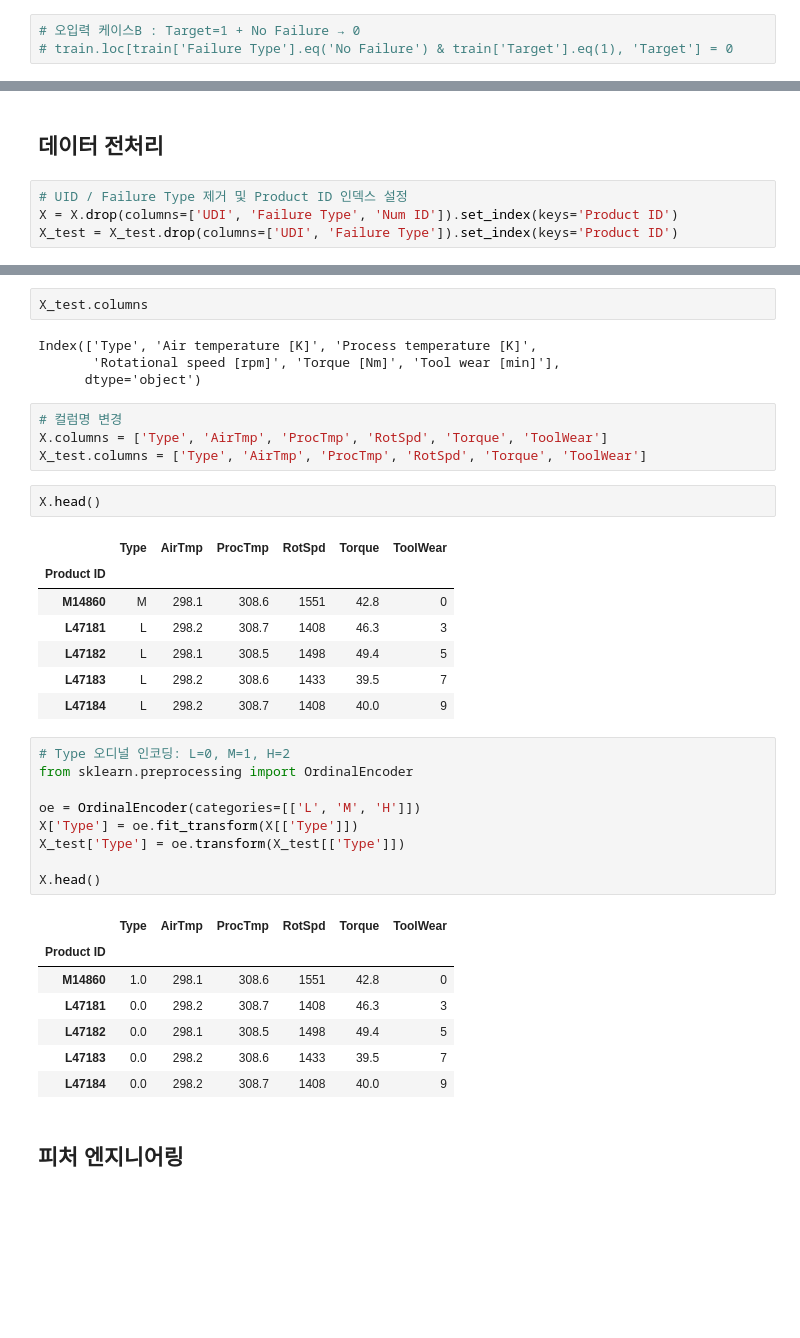
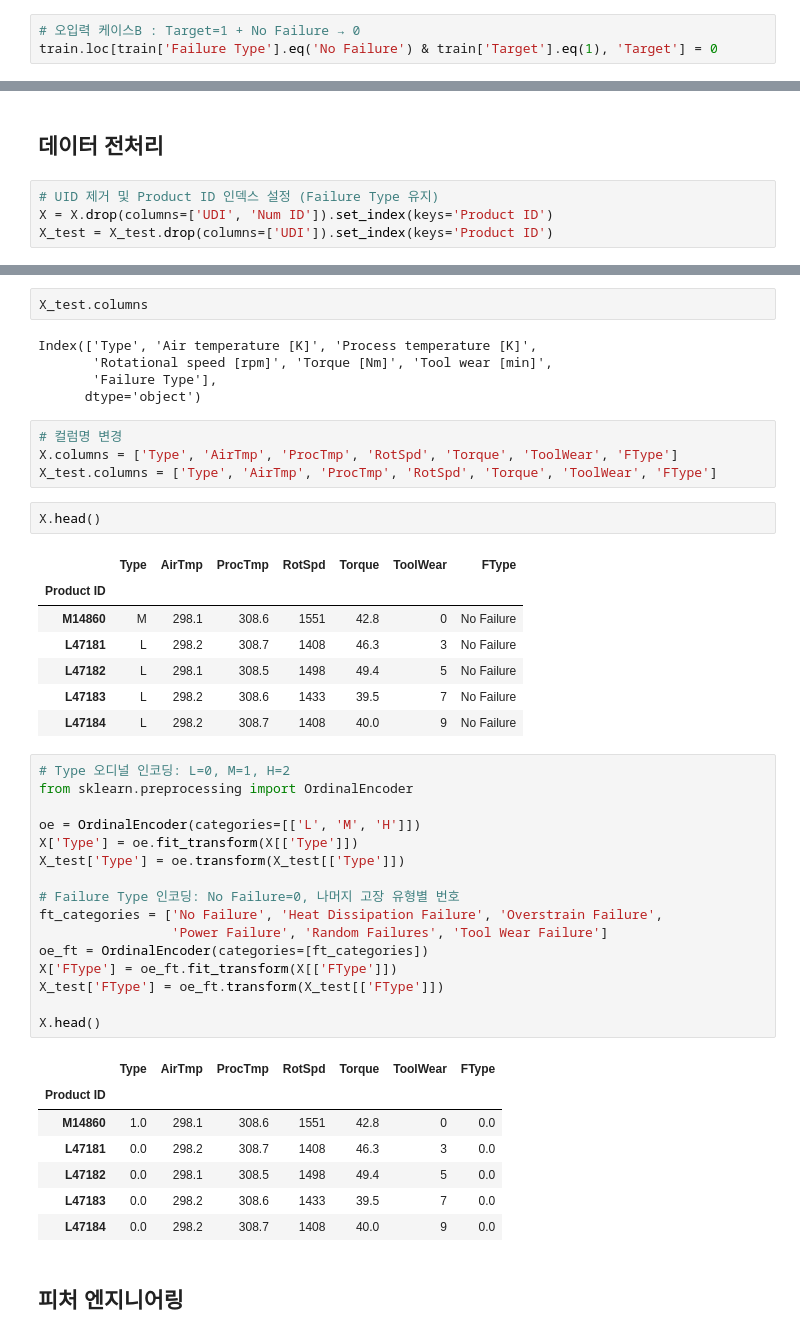
Before and after one commit to taehyunan-99/sesac_ml_dl_study_repo, a Jupyter notebook: kaggle_data_2/code/kaggle.ipynb, the cells around one changed output, grey strips where cells are left out. Drawn from its saved outputs; the diff is of its cells as text; blank space fills up the shorter version.

```diff
--- a/kaggle_data_2/code/kaggle.ipynb
+++ b/kaggle_data_2/code/kaggle.ipynb
@@ -115,7 +121,7 @@ memory usage: 211.1+ KB
 ## 오입력 처리
 # %%
 # 오입력 케이스B : Target=1 + No Failure → 0
-# train.loc[train['Failure Type'].eq('No Failure') & train['Target'].eq(1), 'Target'] = 0
+train.loc[train['Failure Type'].eq('No Failure') & train['Target'].eq(1), 'Target'] = 0
 # %%
 # 오입력 케이스C : Target=0 + Random Failures → 1
 # train.loc[train['Failure Type'].ne('No Failure') & train['Target'].eq(0), 'Target'] = 1
@@ -143,9 +149,9 @@ X_test = test.copy()
 # %% [markdown]
 ## 데이터 전처리
 # %%
-# UID / Failure Type 제거 및 Product ID 인덱스 설정
-X = X.drop(columns=['UDI', 'Failure Type', 'Num ID']).set_index(keys='Product ID')
-X_test = X_test.drop(columns=['UDI', 'Failure Type']).set_index(keys='Product ID')
+# UID 제거 및 Product ID 인덱스 설정 (Failure Type 유지)
+X = X.drop(columns=['UDI', 'Num ID']).set_index(keys='Product ID')
+X_test = X_test.drop(columns=['UDI']).set_index(keys='Product ID')
 # %%
 X.columns
 # %% [output]
@@ -156,39 +163,47 @@ Index(['Type', 'Air temperature [K]', 'Process temperature [K]',
 X_test.columns
 # %% [output]
 Index(['Type', 'Air temperature [K]', 'Process temperature [K]',
-       'Rotational speed [rpm]', 'Torque [Nm]', 'Tool wear [min]'],
+       'Rotational speed [rpm]', 'Torque [Nm]', 'Tool wear [min]',
+       'Failure Type'],
       dtype='object')
 # %%
 # 컬럼명 변경
-X.columns = ['Type', 'AirTmp', 'ProcTmp', 'RotSpd', 'Torque', 'ToolWear']
-X_test.columns = ['Type', 'AirTmp', 'ProcTmp', 'RotSpd', 'Torque', 'ToolWear']
+X.columns = ['Type', 'AirTmp', 'ProcTmp', 'RotSpd', 'Torque', 'ToolWear', 'FType']
+X_test.columns = ['Type', 'AirTmp', 'ProcTmp', 'RotSpd', 'Torque', 'ToolWear', 'FType']
 # %%
 X.head()
 # %% [output]
-|  | Type | AirTmp | ProcTmp | RotSpd | Torque | ToolWear |
-| Product ID |  |  |  |  |  |  |
-| M14860 | M | 298.1 | 308.6 | 1551 | 42.8 | 0 |
-| L47181 | L | 298.2 | 308.7 | 1408 | 46.3 | 3 |
-| L47182 | L | 298.1 | 308.5 | 1498 | 49.4 | 5 |
-| L47183 | L | 298.2 | 308.6 | 1433 | 39.5 | 7 |
-| L47184 | L | 298.2 | 308.7 | 1408 | 40.0 | 9 |
+|  | Type | AirTmp | ProcTmp | RotSpd | Torque | ToolWear | FType |
+| Product ID |  |  |  |  |  |  |  |
+| M14860 | M | 298.1 | 308.6 | 1551 | 42.8 | 0 | No Failure |
+| L47181 | L | 298.2 | 308.7 | 1408 | 46.3 | 3 | No Failure |
+| L47182 | L | 298.1 | 308.5 | 1498 | 49.4 | 5 | No Failure |
+| L47183 | L | 298.2 | 308.6 | 1433 | 39.5 | 7 | No Failure |
+| L47184 | L | 298.2 | 308.7 | 1408 | 40.0 | 9 | No Failure |
 # %%
 # Type 오디널 인코딩: L=0, M=1, H=2
 from sklearn.preprocessing import OrdinalEncoder
 
 oe = OrdinalEncoder(categories=[['L', 'M', 'H']])
 X['Type'] = oe.fit_transform(X[['Type']])
 X_test['Type'] = oe.transform(X_test[['Type']])
 
+# Failure Type 인코딩: No Failure=0, 나머지 고장 유형별 번호
+ft_categories = ['No Failure', 'Heat Dissipation Failure', 'Overstrain Failure',
+                 'Power Failure', 'Random Failures', 'Tool Wear Failure']
+oe_ft = OrdinalEncoder(categories=[ft_categories])
+X['FType'] = oe_ft.fit_transform(X[['FType']])
+X_test['FType'] = oe_ft.transform(X_test[['FType']])
+
 X.head()
 # %% [output]
-|  | Type | AirTmp | ProcTmp | RotSpd | Torque | ToolWear |
-| Product ID |  |  |  |  |  |  |
-| M14860 | 1.0 | 298.1 | 308.6 | 1551 | 42.8 | 0 |
-| L47181 | 0.0 | 298.2 | 308.7 | 1408 | 46.3 | 3 |
-| L47182 | 0.0 | 298.1 | 308.5 | 1498 | 49.4 | 5 |
-| L47183 | 0.0 | 298.2 | 308.6 | 1433 | 39.5 | 7 |
-| L47184 | 0.0 | 298.2 | 308.7 | 1408 | 40.0 | 9 |
+|  | Type | AirTmp | ProcTmp | RotSpd | Torque | ToolWear | FType |
+| Product ID |  |  |  |  |  |  |  |
+| M14860 | 1.0 | 298.1 | 308.6 | 1551 | 42.8 | 0 | 0.0 |
+| L47181 | 0.0 | 298.2 | 308.7 | 1408 | 46.3 | 3 | 0.0 |
+| L47182 | 0.0 | 298.1 | 308.5 | 1498 | 49.4 | 5 | 0.0 |
+| L47183 | 0.0 | 298.2 | 308.6 | 1433 | 39.5 | 7 | 0.0 |
+| L47184 | 0.0 | 298.2 | 308.7 | 1408 | 40.0 | 9 | 0.0 |
 # %% [markdown]
 ## 피처 엔지니어링
 # %%
```
Also changed, not shown: parts of 12 cells of this notebook, 6 other files.
